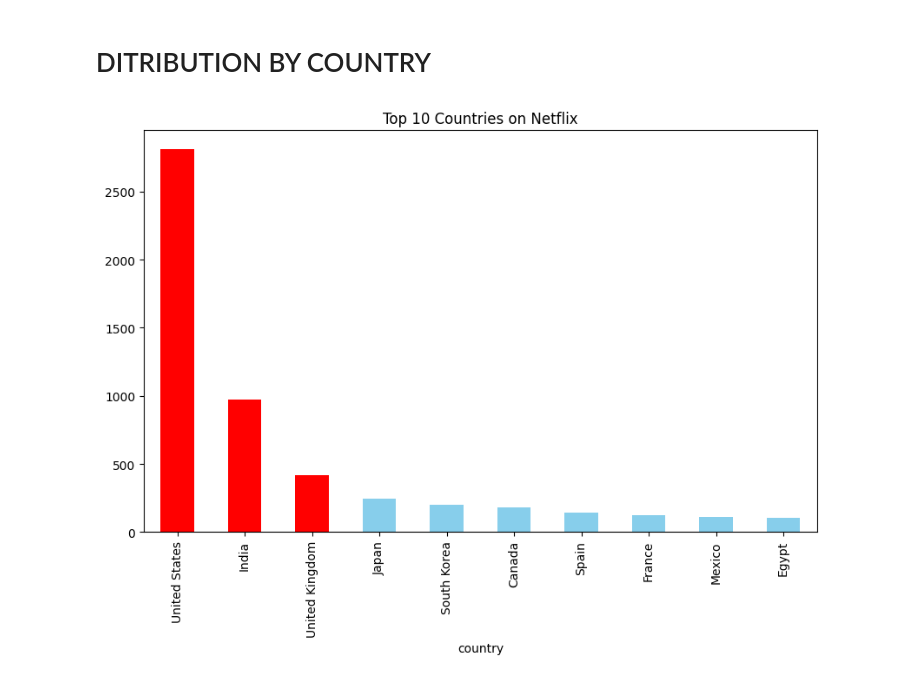
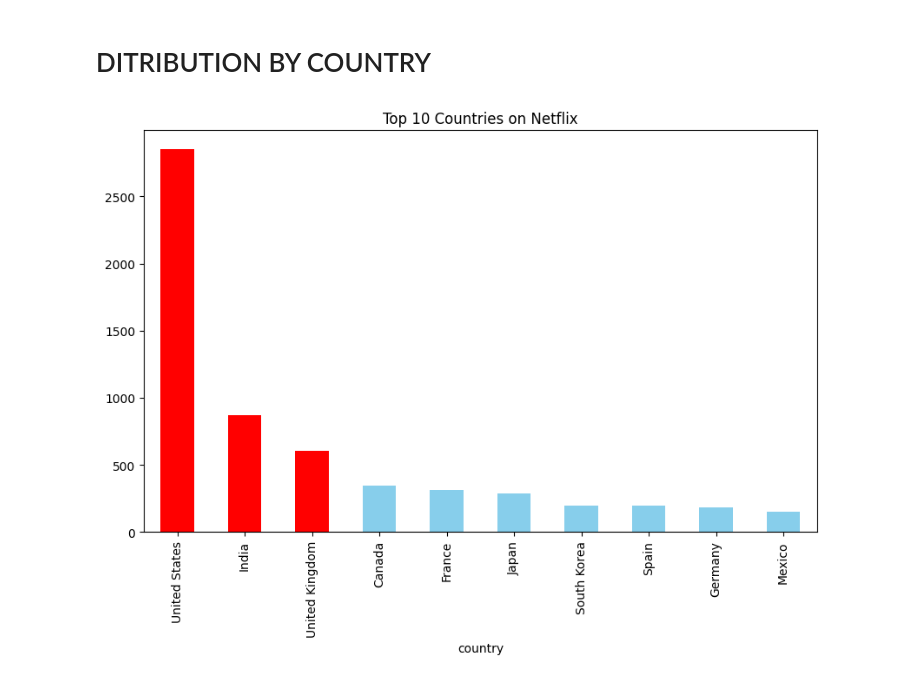
Before and after one commit to chandru-G9/EDA---Netflix-Data, a Jupyter notebook: eda-netflix-data.ipynb, the cells around one changed output. Saved outputs shown, nothing was run; the diff lists cells and outputs as text; code cells hidden in the pictures.

```diff
--- a/eda-netflix-data.ipynb
+++ b/eda-netflix-data.ipynb
@@ -129,14 +129,14 @@ plt.show()
 # DITRIBUTION BY COUNTRY
 # %%
 df_filtered = df[df['country']!='No Data']
+df_filtered = df_filtered.assign(country=df_filtered['country'].str.split(',').explode('country').str.strip())
 r = df_filtered.groupby('country')['type'].count().sort_values(ascending=False).head(10)
-
 # Plot vertical bar chart
 plt.figure(figsize=(10,6))
 colors = ['red' if i < 3 else 'skyblue' for i in range(len(r))]
 r.plot(kind='bar',color=colors)
 
 plt.title("Top 10 Countries on Netflix")
 plt.show()
 # %% [output]
-[figure, old version]
+[figure, new version]
```
Also changed, not shown: parts of 8 cells of this notebook.
